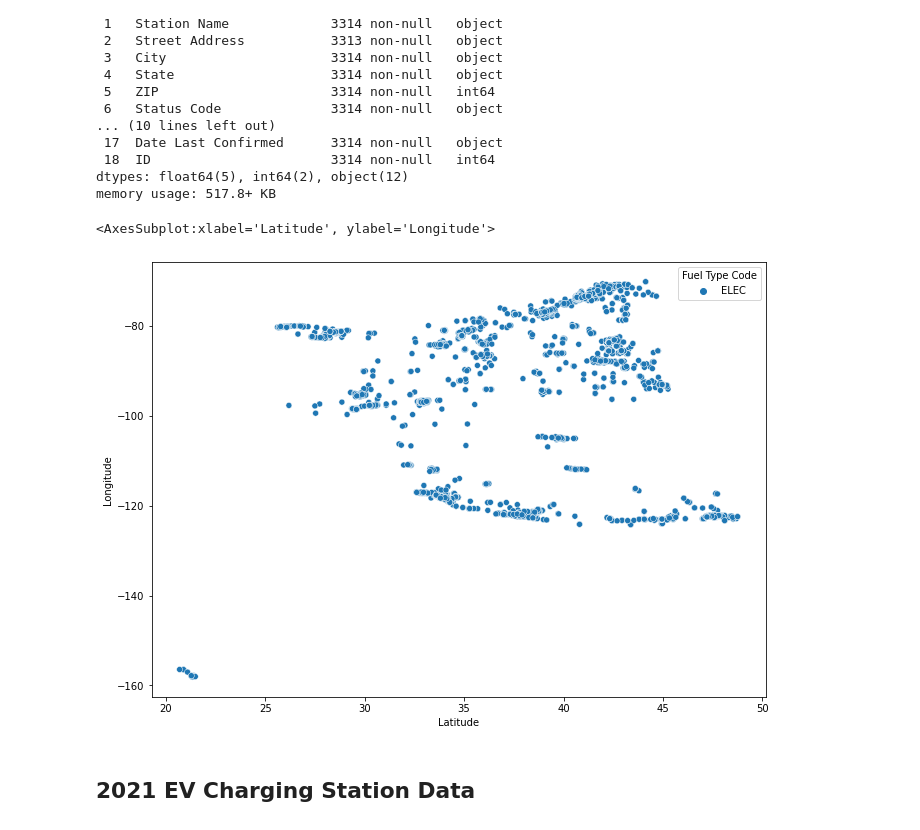
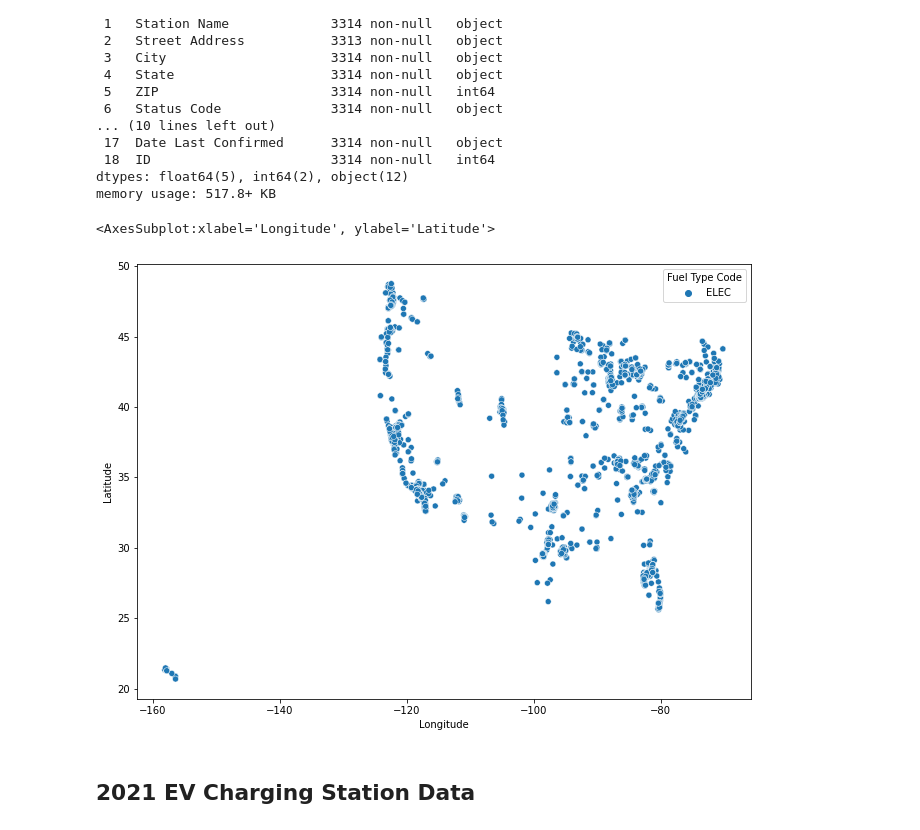
Before and after one commit to jeffakins/personal_projects, a Jupyter notebook: ev_charging_stations.ipynb, the cells around one changed output. Saved outputs shown, nothing was run; the diff lists cells and outputs as text; code cells hidden in the pictures.

```diff
--- a/ev_charging_stations.ipynb
+++ b/ev_charging_stations.ipynb
@@ -137,13 +137,13 @@ memory usage: 517.8+ KB
 # Melt EV names to better visualize plot below of the different types of stations
 # %%
 f, ax = plt.subplots(figsize=(11, 8))
-sns.scatterplot(x="Latitude", y="Longitude",
+sns.scatterplot(x="Longitude", y="Latitude",
                 hue="Fuel Type Code",
                 palette="tab10",
                 data=ev_12)
 # %% [output]
-<AxesSubplot:xlabel='Latitude', ylabel='Longitude'>
+<AxesSubplot:xlabel='Longitude', ylabel='Latitude'>
-[figure, old version]
+[figure, new version]
 # %% [markdown]
 ## 2021 EV Charging Station Data
 # %%
```
Also changed, not shown: parts of 7 cells of this notebook.
